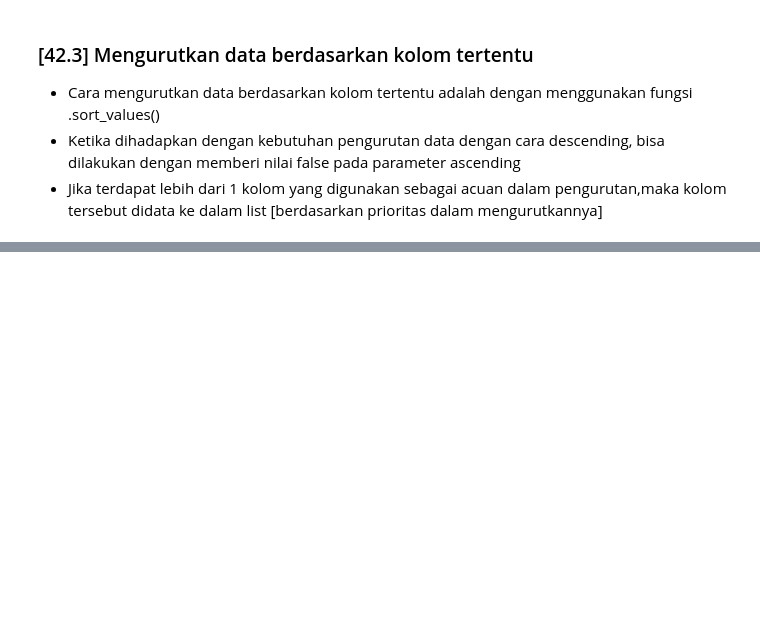
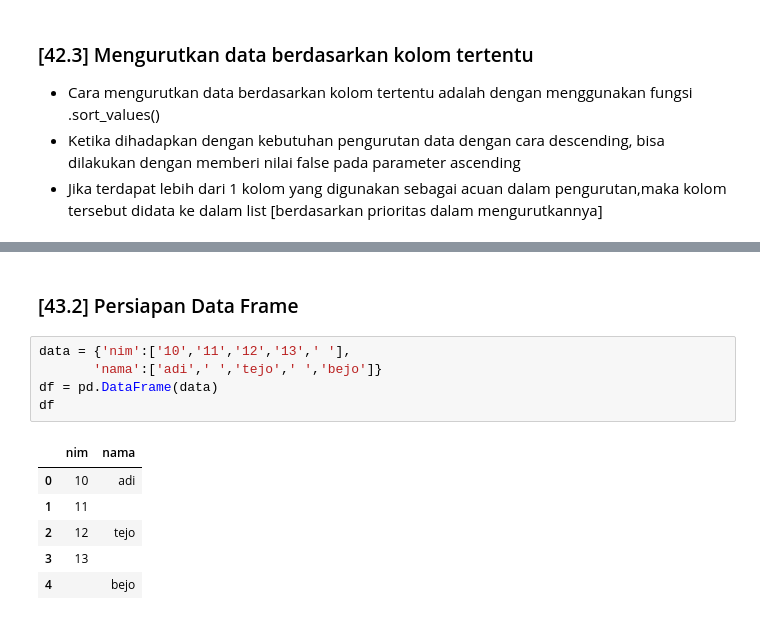
Before and after one commit to meilindazheng/VisualisasiData-Pandas, a Jupyter notebook: Pandas-Week11.ipynb, the cells around one changed output, grey strips where cells are left out. Cells and saved outputs as stored; diff of their text form; blank space fills up the shorter version.

Commit message:
menangani white space pada data frame

```diff
--- a/Pandas-Week11.ipynb
+++ b/Pandas-Week11.ipynb
@@ -103,0 +117,14 @@ df.sort_values(['survived','age']).head()
+# %% [markdown]
+### [43.2] Persiapan Data Frame
+# %%
+data = {'nim':['10','11','12','13',' '],
+       'nama':['adi',' ','tejo',' ','bejo']}
+df = pd.DataFrame(data)
+df
+# %% [output]
+|  | nim | nama |
+| 0 | 10 | adi |
+| 1 | 11 |  |
+| 2 | 12 | tejo |
+| 3 | 13 |  |
+| 4 |  | bejo |
```
Also changed, not shown: parts of 8 cells of this notebook.
